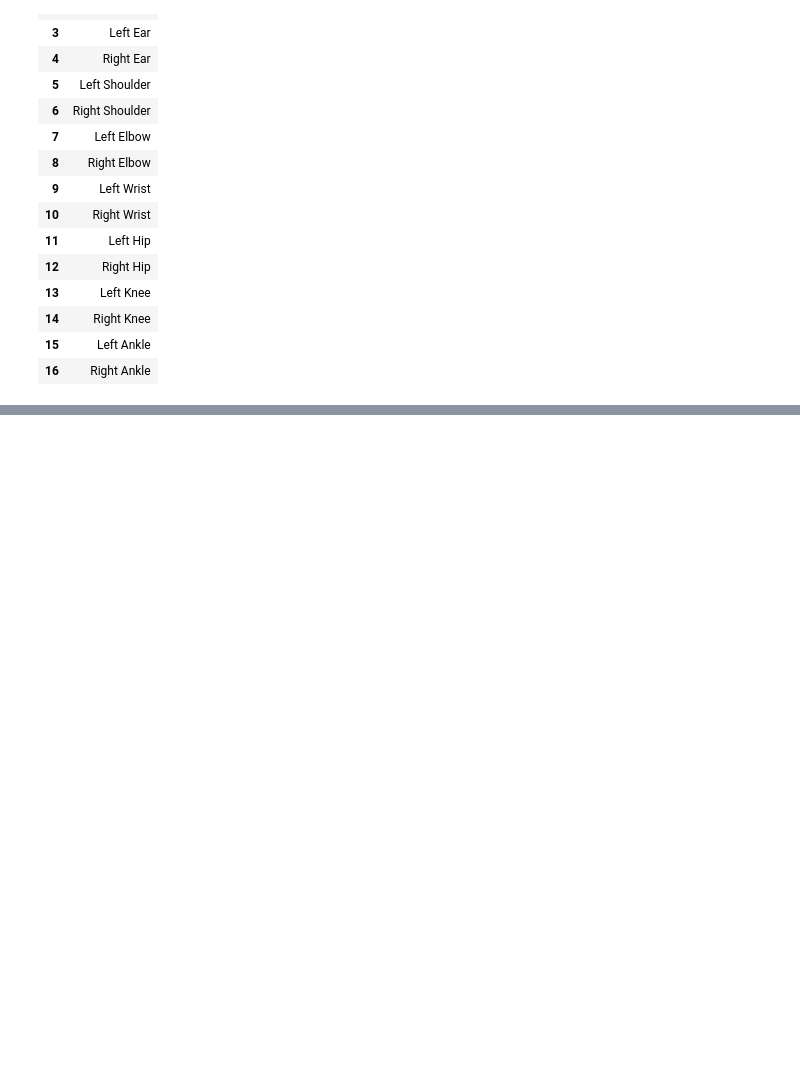
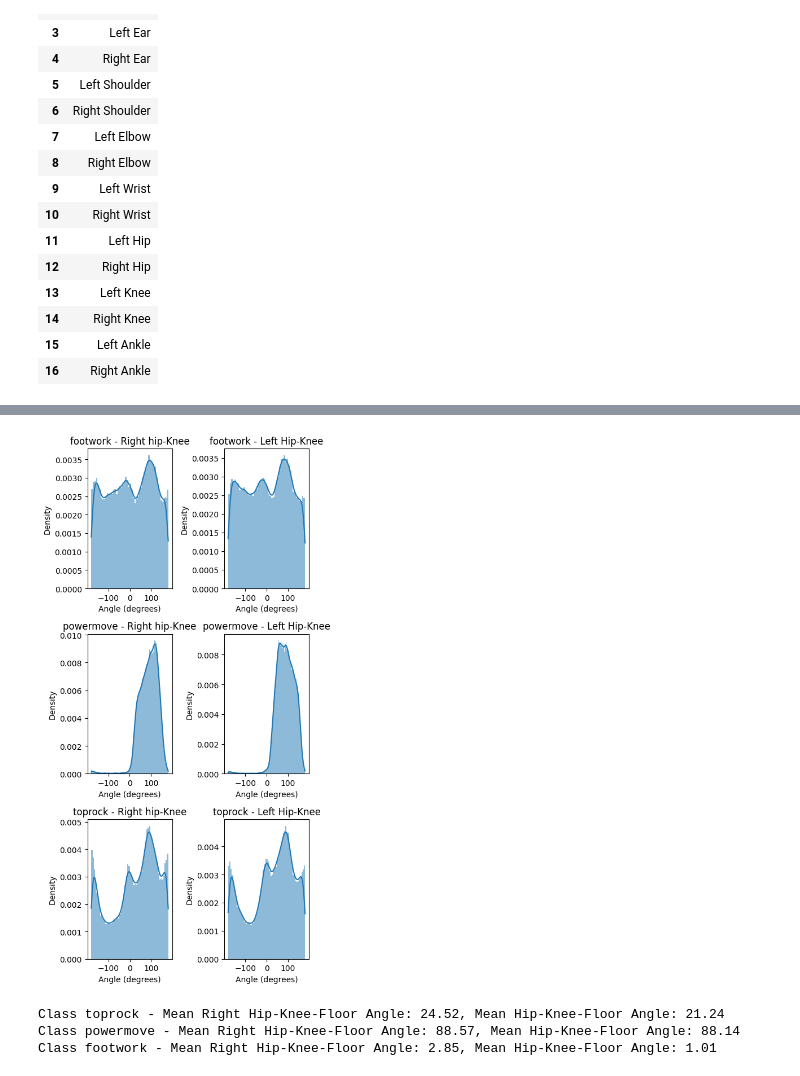
Before and after one commit to sarahaptumich/capstone, a Jupyter notebook: Brace_angles.ipynb, the cells around one changed output, grey strips where cells are left out. Cells and saved outputs as stored; diff of their text form; code cells hidden in the pictures; blank space fills up the shorter version.

```diff
--- a/Brace_angles.ipynb
+++ b/Brace_angles.ipynb
@@ -118,0 +113,22 @@ NameError: name 'np' is not defined
+# %%
+# Keypoint indices for right and left legs (hip, knee)
+right_keypoints = [12, 14]  # right hip, right knee
+left_keypoints = [11, 13]  # left hip, left knee
+
+# Assuming 'data' is your padded_clips and 'labels' correspond to y_train
+hrz_class_angles = extract_horizontal_angles_from_df(flattened_clips, encoded_categories, right_keypoints, left_keypoints)
+# %%
+plot_hip_knee_floor(hrz_class_angles, category_to_int)
+# %% [output]
+[figure, added]
+# %%
+mean_horz_angles = calculate_mean_angles(hrz_class_angles)
+int_to_category = {v: k for k, v in category_to_int.items()}
+# Print mean angles for each class and each leg
+for label in mean_horz_angles:
+    category_name = int_to_category[label]
+    print(f"Class {category_name} - Mean Right Hip-Knee-Floor Angle: {mean_horz_angles[label]['right']:.2f}, Mean Hip-Knee-Floor Angle: {mean_horz_angles[label]['left']:.2f}")
+# %% [output]
+Class toprock - Mean Right Hip-Knee-Floor Angle: 24.52, Mean Hip-Knee-Floor Angle: 21.24
+Class powermove - Mean Right Hip-Knee-Floor Angle: 88.57, Mean Hip-Knee-Floor Angle: 88.14
+Class footwork - Mean Right Hip-Knee-Floor Angle: 2.85, Mean Hip-Knee-Floor Angle: 1.01
```
Also changed, not shown: parts of 9 cells of this notebook.
